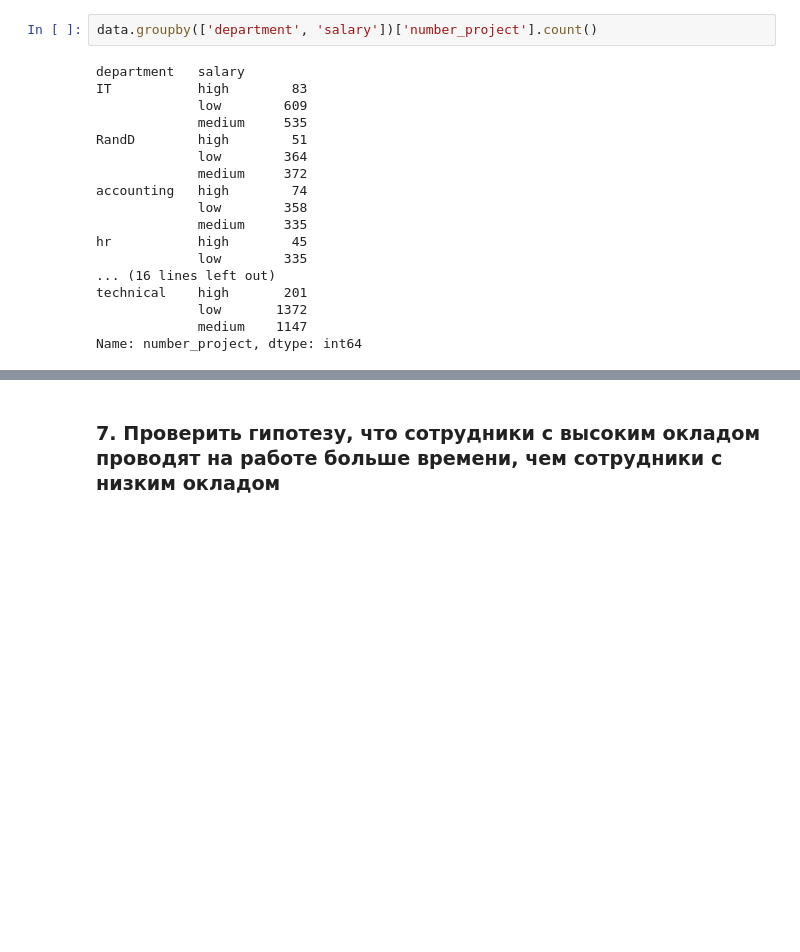
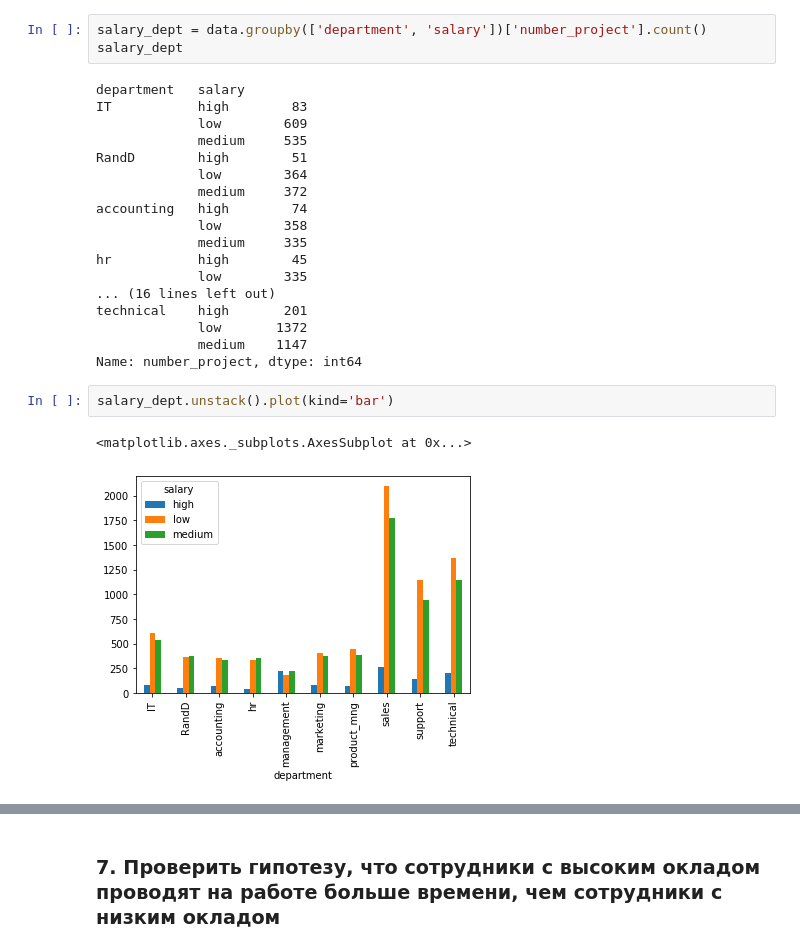
Before and after one commit to HBK2016/HomeWork, a Jupyter notebook: 24_final/Untitled.ipynb, the cells around one changed output, grey strips where cells are left out. Saved outputs shown, nothing was run; the diff lists cells and outputs as text; blank space fills up the shorter version.

```diff
--- a/24_final/Untitled.ipynb
+++ b/24_final/Untitled.ipynb
@@ -118,7 +157,8 @@ Name: number_project, dtype: int64
 # %% [markdown]
 ### 6. Показать распределение сотрудников по зарплатам в каждом департаменте по отдельности
 # %%
-data.groupby(['department', 'salary'])['number_project'].count()
+salary_dept = data.groupby(['department', 'salary'])['number_project'].count()
+salary_dept
 # %% [output]
 department   salary
 IT           high        83
@@ -137,3 +177,8 @@ technical    high       201
              low       1372
              medium    1147
 Name: number_project, dtype: int64
+# %%
+salary_dept.unstack().plot(kind='bar')
+# %% [output]
+<matplotlib.axes._subplots.AxesSubplot at 0x...>
+[figure, added]
```
Also changed, not shown: parts of 18 cells of this notebook.
